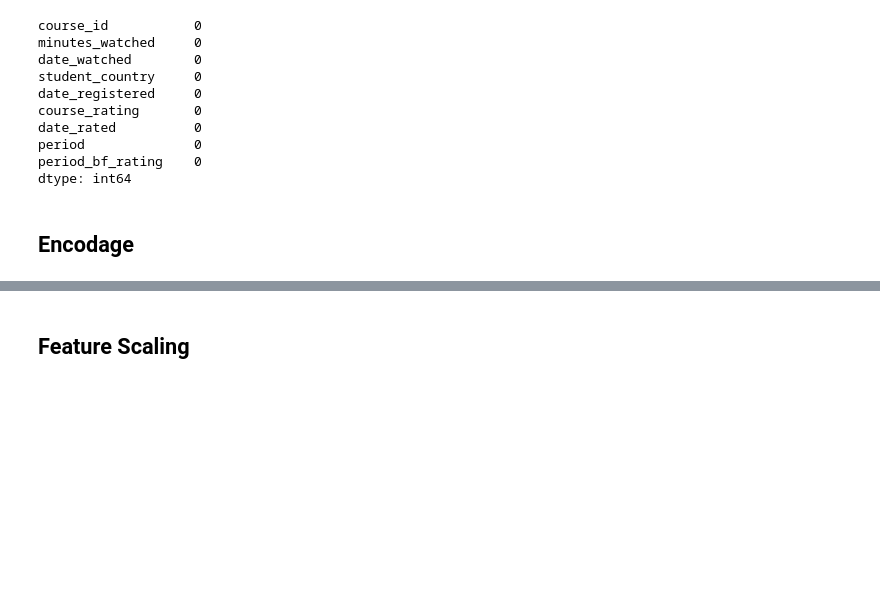
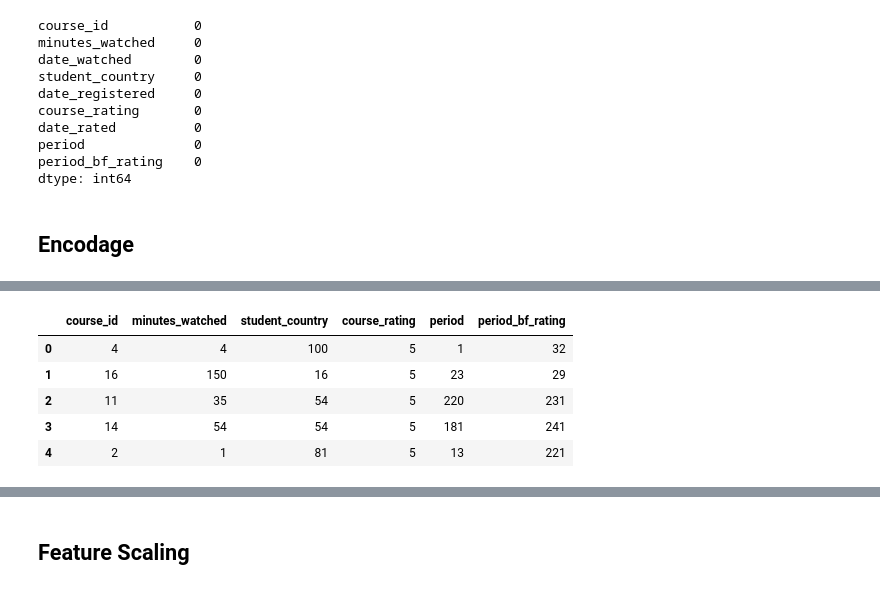
Before and after one commit to julienawonga/365_challenge, a Jupyter notebook: 365 Data.ipynb, the cells around one changed output, grey strips where cells are left out. Saved outputs shown, nothing was run; the diff lists cells and outputs as text; code cells hidden in the pictures; blank space fills up the shorter version.

```diff
--- a/365 Data.ipynb
+++ b/365 Data.ipynb
@@ -410,0 +430,9 @@ x_test['period_bf_rating'] = np.abs((x_test['period_bf_rating'].apply(lambda x :
+# %%
+x_test.head()
+# %% [output]
+|  | course_id | minutes_watched | student_country | course_rating | period | period_bf_rating |
+| 0 | 4 | 4 | 100 | 5 | 1 | 32 |
+| 1 | 16 | 150 | 16 | 5 | 23 | 29 |
+| 2 | 11 | 35 | 54 | 5 | 220 | 231 |
+| 3 | 14 | 54 | 54 | 5 | 181 | 241 |
+| 4 | 2 | 1 | 81 | 5 | 13 | 221 |
```
Also changed, not shown: parts of 29 cells of this notebook.
